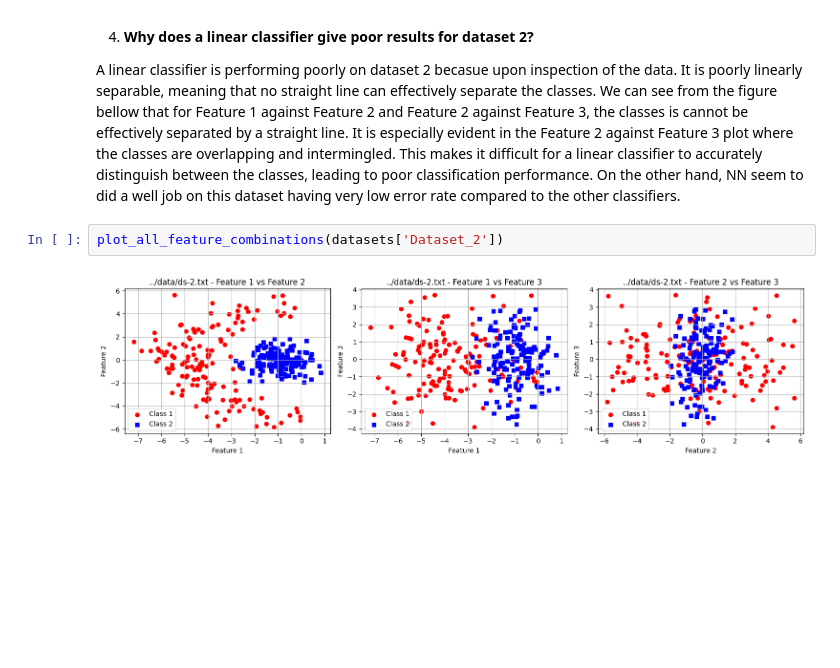
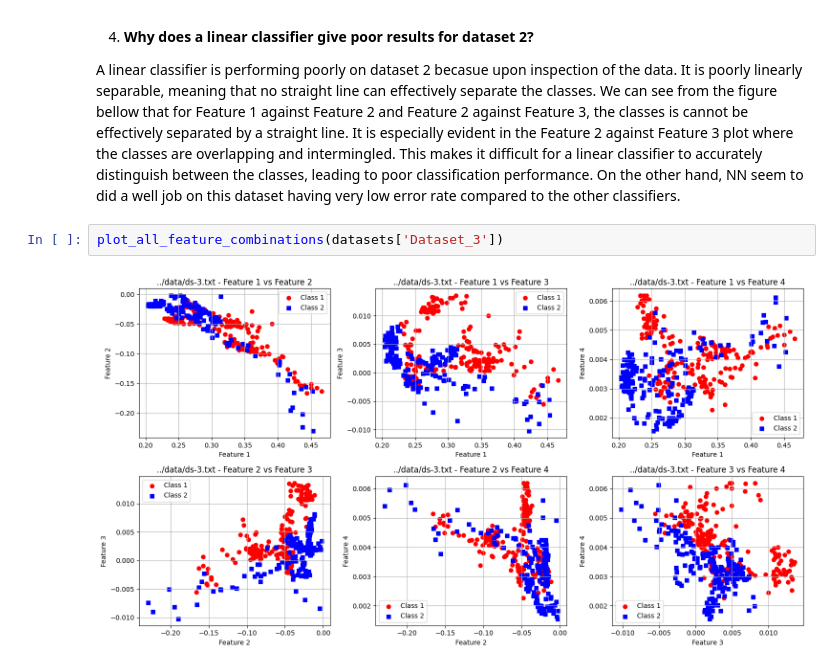
Before and after one commit to javidaf/TEK5020-P1, a Jupyter notebook: tek5020_p1/notebook.ipynb, the cells around one changed output. Saved outputs shown, nothing was run; the diff lists cells and outputs as text; blank space fills up the shorter version.

```diff
--- a/tek5020_p1/notebook.ipynb
+++ b/tek5020_p1/notebook.ipynb
@@ -226,6 +244,6 @@ Using the same dataset for both training and evaluation can lead to overfitting,
 A linear classifier is performing poorly on dataset 2 becasue upon inspection of the data. It is poorly linearly separable, meaning that no straight line can effectively separate the classes.
 We can see from the figure bellow that for Feature 1 against Feature 2 and Feature 2 against Feature 3, the classes is  cannot be effectively separated by a straight line. It is especially evident in the Feature 2 against Feature 3 plot where the classes are overlapping and intermingled. This makes it difficult for a linear classifier to accurately distinguish between the classes, leading to poor classification performance. On the other hand, NN seem to did a well job on this dataset having very low error rate compared to the other classifiers.
 # %%
-plot_all_feature_combinations(datasets['Dataset_2'])
+plot_all_feature_combinations(datasets['Dataset_3'])
 # %% [output]
-[figure, old version]
+[figure, new version]
```
Also changed, not shown: parts of 2 cells of this notebook, 7 other files.
